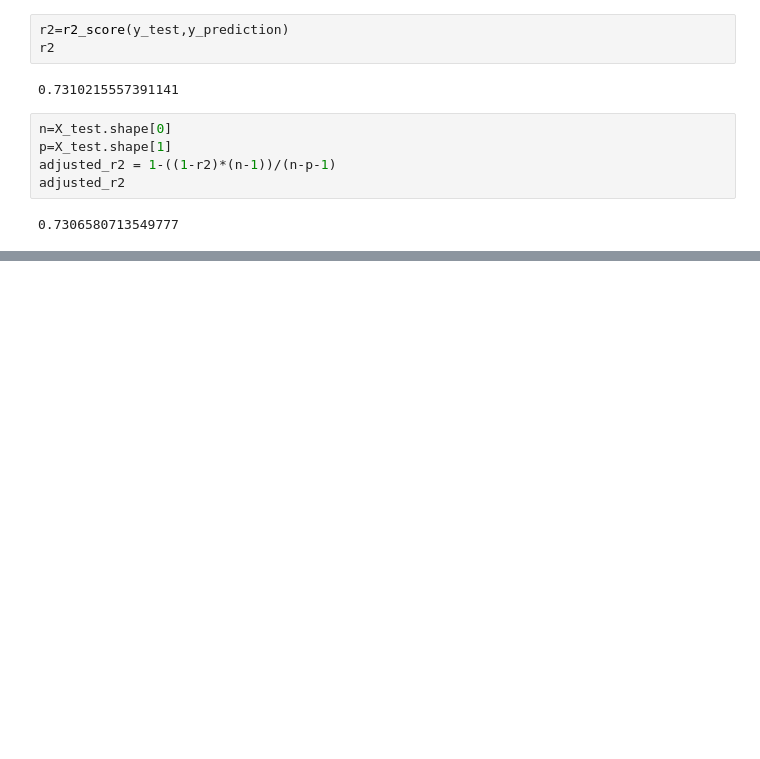
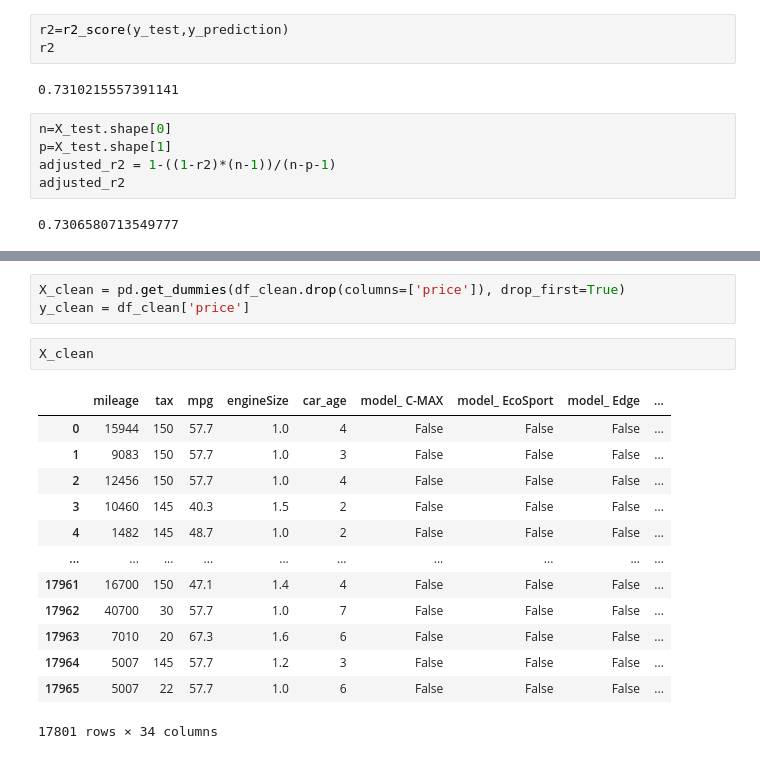
Before and after one commit to AarushiSavla/ford-car-price-model, a Jupyter notebook: car_price_model.ipynb, the cells around one changed output, grey strips where cells are left out. Saved outputs shown, nothing was run; the diff lists cells and outputs as text; blank space fills up the shorter version.

```diff
--- a/car_price_model.ipynb
+++ b/car_price_model.ipynb
@@ -417,0 +537,19 @@ adjusted_r2
+# %%
+X_clean = pd.get_dummies(df_clean.drop(columns=['price']), drop_first=True)
+y_clean = df_clean['price']
+# %%
+X_clean
+# %% [output]
+|  | mileage | tax | mpg | engineSize | car_age | model_ C-MAX | model_ EcoSport | model_ Edge | ... |
+| 0 | 15944 | 150 | 57.7 | 1.0 | 4 | False | False | False | ... |
+| 1 | 9083 | 150 | 57.7 | 1.0 | 3 | False | False | False | ... |
+| 2 | 12456 | 150 | 57.7 | 1.0 | 4 | False | False | False | ... |
+| 3 | 10460 | 145 | 40.3 | 1.5 | 2 | False | False | False | ... |
+| 4 | 1482 | 145 | 48.7 | 1.0 | 2 | False | False | False | ... |
+| ... | ... | ... | ... | ... | ... | ... | ... | ... | ... |
+| 17961 | 16700 | 150 | 47.1 | 1.4 | 4 | False | False | False | ... |
+| 17962 | 40700 | 30 | 57.7 | 1.0 | 7 | False | False | False | ... |
+| 17963 | 7010 | 20 | 67.3 | 1.6 | 6 | False | False | False | ... |
+| 17964 | 5007 | 145 | 57.7 | 1.2 | 3 | False | False | False | ... |
+| 17965 | 5007 | 22 | 57.7 | 1.0 | 6 | False | False | False | ... |
+17801 rows × 34 columns
```
Also changed, not shown: parts of 12 cells of this notebook.
